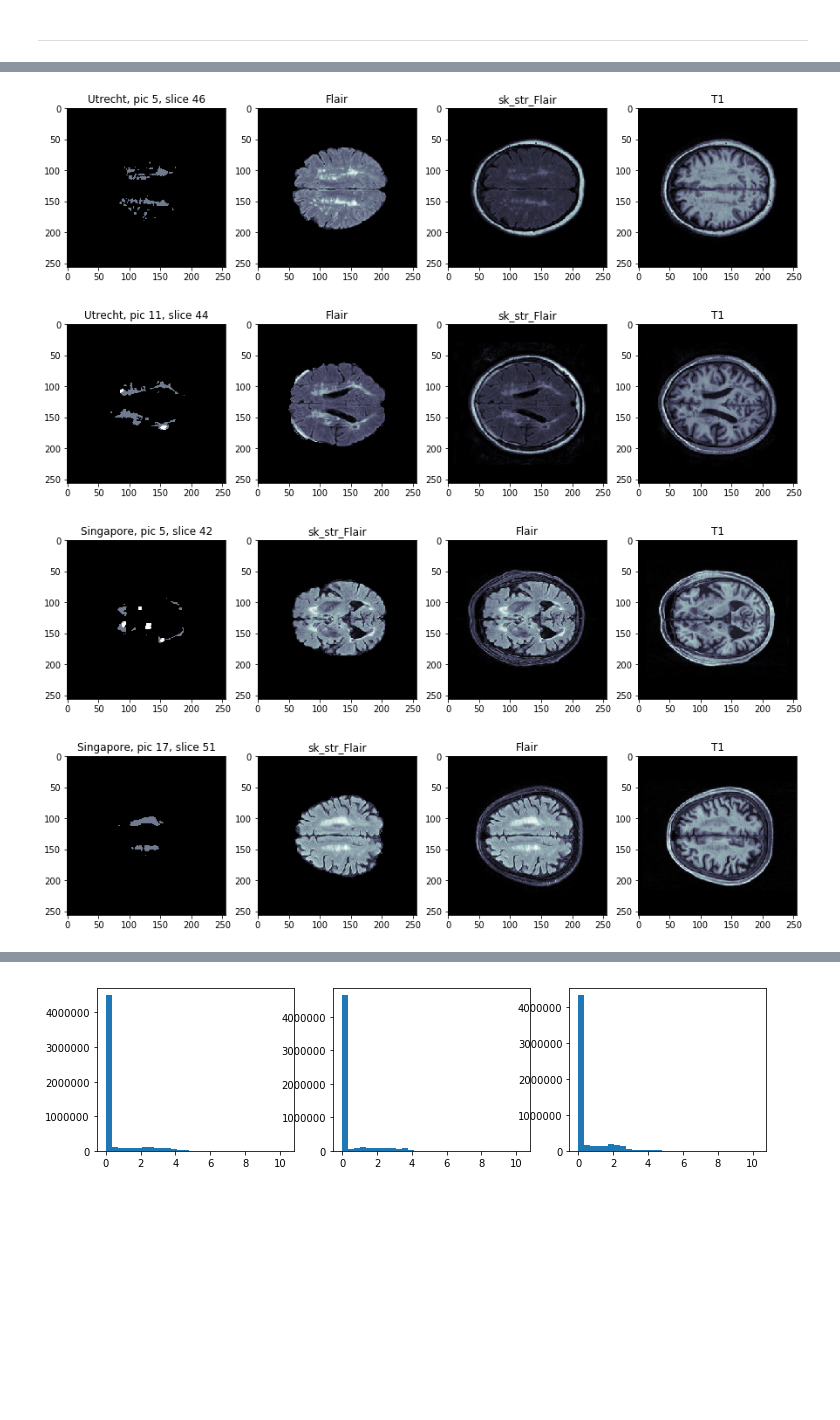
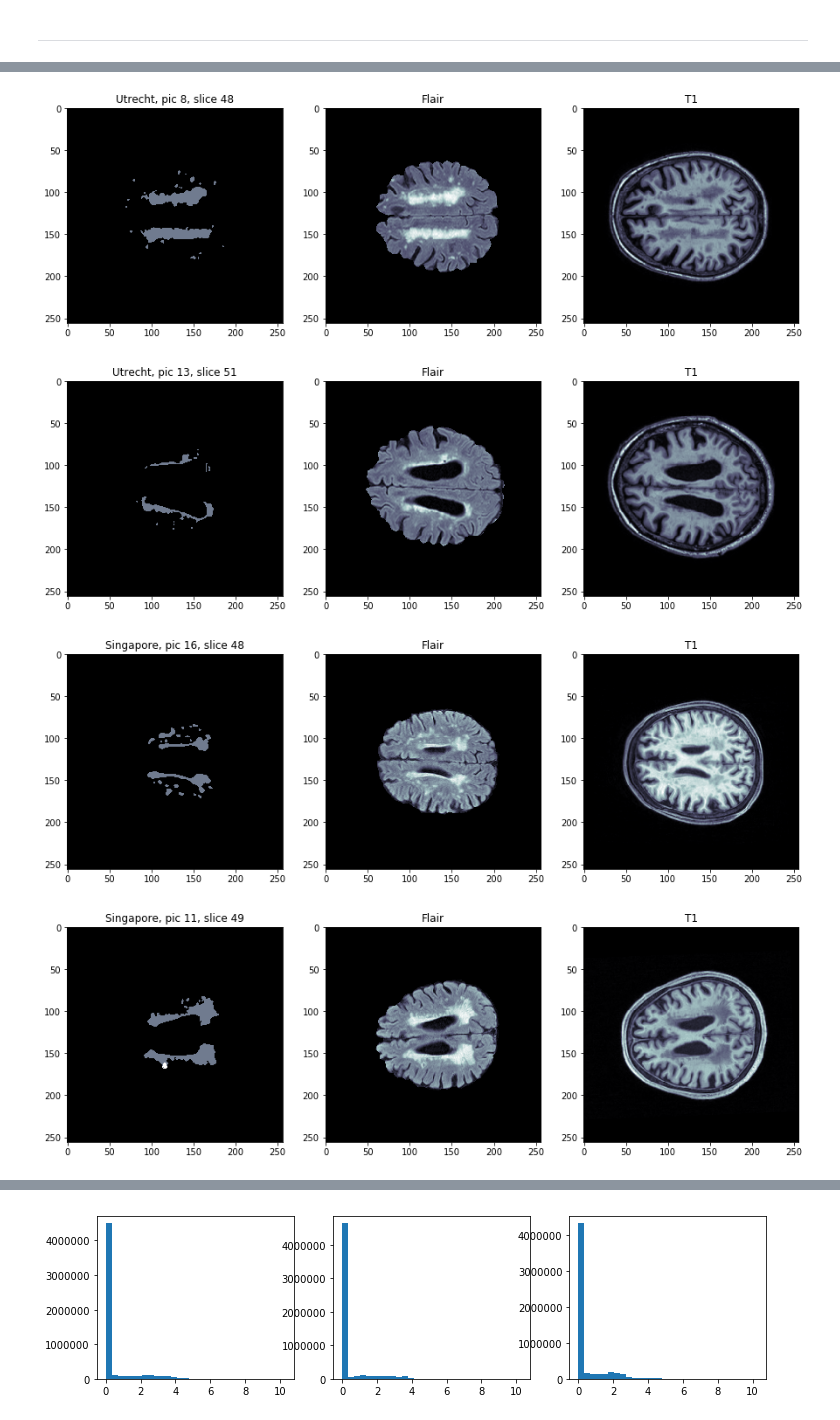
Before and after one commit to neuro-ml/deep_pipe, a Jupyter notebook: projects/WMH/experiments/patch_3D_Segm.ipynb, the cells around one changed output, grey strips where cells are left out. Drawn from its saved outputs; the diff is of its cells as text; code cells hidden in the pictures; blank space fills up the shorter version.

```diff
--- a/projects/WMH/experiments/patch_3D_Segm.ipynb
+++ b/projects/WMH/experiments/patch_3D_Segm.ipynb
@@ -26,15 +26,15 @@ from model_controller import Model_controller
 
 %matplotlib inline
 # %%
-PATH = '/home/mount/neuro-x01-ssd/MICCAI_WMHS/Utr/Utrecht/'
-PATH1 = '/home/mount/neuro-x01-ssd/MICCAI_WMHS/Sing/Singapore/'
-PATH2 = '/home/mount/neuro-x01-ssd/MICCAI_WMHS/Amst/GE3T/'
+PATH = '../data/Utr/Utrecht/'
+PATH1 = '../data/Sing/Singapore/'
+PATH2 = '../data/Amst/GE3T/'
 # %%
-masks, t1, flairs, clear_flairs = load_files(PATH)
-brains = np.concatenate([clear_flairs, t1], axis=1).astype(np.float32)
+masks, t1, flairs, brain_mask = load_files(PATH)
+brains = np.concatenate([flairs, t1], axis=1).astype(np.float32)
 
-masks1, t11, flairs1, clear_flairs1 = load_files(PATH1)
-brains1 = np.concatenate([clear_flairs1, t11], axis=1).astype(np.float32)
+masks1, t11, flairs1, brain_mask1 = load_files(PATH1)
+brains1 = np.concatenate([flairs1, t11], axis=1).astype(np.float32)
 
-masks2, t12, flairs2, clear_flairs2 = load_files(PATH2)
-brains2 = np.concatenate([clear_flairs2, t12], axis=1).astype(np.float32)
+masks2, t12, flairs2, brain_mask2 = load_files(PATH2)
+brains2 = np.concatenate([flairs2, t12], axis=1).astype(np.float32)
@@ -46,65 +53,54 @@ for pic in np.random.choice(range(len(masks)), 2, False):
     mask = masks[pic, 0]
     flair = brains[pic, 0]
     tttt = brains[pic, 1]
-    clr_flr = flairs[pic, 0]
-    t = np.argmax(np.sum(mask[...], axis=(-2, -3)))
 
-    plt.subplot(1,4,1)
+    t = np.argmax(np.sum(mask[...]==1, axis=(-2, -3)))
+
+    plt.subplot(1,3,1)
     plt.title('Utrecht, pic '+ str(pic)+', slice ' + str(t))
     plt.imshow(mask[:, :, t], cmap=plt.cm.bone, vmax=2)
-    plt.subplot(1,4,2)
+    plt.subplot(1,3,2)
     plt.title('Flair')
     plt.imshow(flair[:, :, t], cmap=plt.cm.bone)
-    plt.subplot(1,4,3)
-    plt.title('sk_str_Flair')
-    plt.imshow(clr_flr[:, :, t], cmap=plt.cm.bone)
-    plt.subplot(1,4,4)
+    plt.subplot(1,3,3)
     plt.title('T1')
     plt.imshow(tttt[:, :, t], cmap=plt.cm.bone)
 
 for pic in np.random.choice(range(len(masks)), 2, False):
     plt.figure(figsize=(15,5))
     mask = masks1[pic, 0]
     flair = brains1[pic, 0]
     tttt = brains1[pic, 1]
-    clr_flr = flairs1[pic, 0]
-    t = np.argmax(np.sum(mask[...], axis=(-2, -3)))
+    t = np.argmax(np.sum(mask[...]==1, axis=(-2, -3)))
 
-    plt.subplot(1,4,1)
+    plt.subplot(1,3,1)
     plt.title('Singapore, pic '+ str(pic)+', slice ' + str(t))
     plt.imshow(mask[:, :, t], cmap=plt.cm.bone, vmax=2)
-    plt.subplot(1,4,2)
-    plt.title('sk_str_Flair')
+    plt.subplot(1,3,2)
+    plt.title('Flair')
     plt.imshow(flair[:, :, t], cmap=plt.cm.bone)
-    plt.subplot(1,4,3)
-    plt.title('Flair')
-    plt.imshow(clr_flr[:, :, t], cmap=plt.cm.bone)
-    plt.subplot(1,4,4)
+    plt.subplot(1,3,3)
     plt.title('T1')
     plt.imshow(tttt[:, :, t], cmap=plt.cm.bone)
 
 for pic in np.random.choice(range(len(masks)), 2, False):
     plt.figure(figsize=(15,5))
     mask = masks2[pic, 0]
     flair = brains2[pic, 0]
     tttt = brains2[pic, 1]
-    clr_flr = flairs2[pic, 0]
-    t = np.argmax(np.sum(mask[...], axis=(-2, -3)))
+    t = np.argmax(np.sum(mask[...]==1, axis=(-2, -3)))
 
-    plt.subplot(1,4,1)
+    plt.subplot(1,3,1)
     plt.title('Amsterdam, pic '+ str(pic)+', slice ' + str(t))
     plt.imshow(mask[:, :, t], cmap=plt.cm.bone, vmax=2)
-    plt.subplot(1,4,2)
+    plt.subplot(1,3,2)
     plt.title('Flair')
     plt.imshow(flair[:, :, t], cmap=plt.cm.bone)
-    plt.subplot(1,4,3)
-    plt.title('sk_str_Flair')
-    plt.imshow(clr_flr[:, :, t], cmap=plt.cm.bone)
-    plt.subplot(1,4,4)
+    plt.subplot(1,3,3)
     plt.title('T1')
     plt.imshow(tttt[:, :, t], cmap=plt.cm.bone)
 # %% [output]
-[figure, old version]
+[figure, new version]
-[figure, old version]
+[figure, new version]
-[figure, old version]
+[figure, new version]
-[figure, old version]
+[figure, new version]
```
Also changed, not shown: parts of 21 cells of this notebook, 4 other files.
